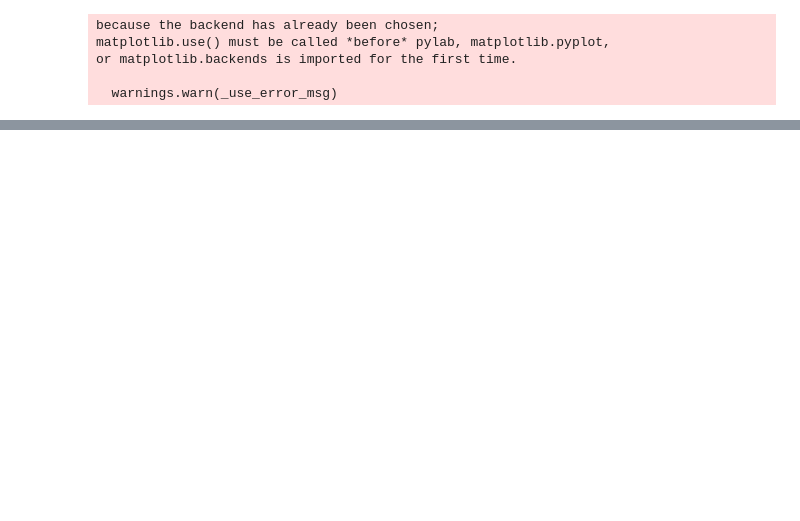
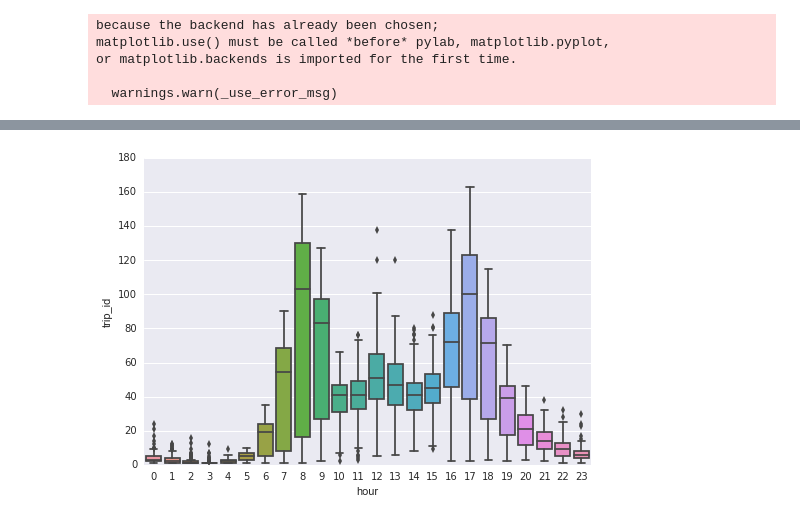
Before and after one commit to vsquared10/DSCI6002-student, a Jupyter notebook: week1/1-3_EDA/DSCI6002-1.3-Lab-Copy1.ipynb, the cells around one changed output, grey strips where cells are left out. Cells and saved outputs as stored; diff of their text form; code cells hidden in the pictures; blank space fills up the shorter version.

```diff
--- a/week1/1-3_EDA/DSCI6002-1.3-Lab-Copy1.ipynb
+++ b/week1/1-3_EDA/DSCI6002-1.3-Lab-Copy1.ipynb
@@ -766,0 +770,5 @@ fig.savefig('fig1.png', bbox_inches='tight')
+# %%
+hours = trips.groupby(['date', 'hour']).trip_id.count().reset_index()
+sns.boxplot(x = hours.hour, y = hours.trip_id);
+# %% [output]
+[figure, added]
```
Also changed, not shown: parts of 7 cells of this notebook.
